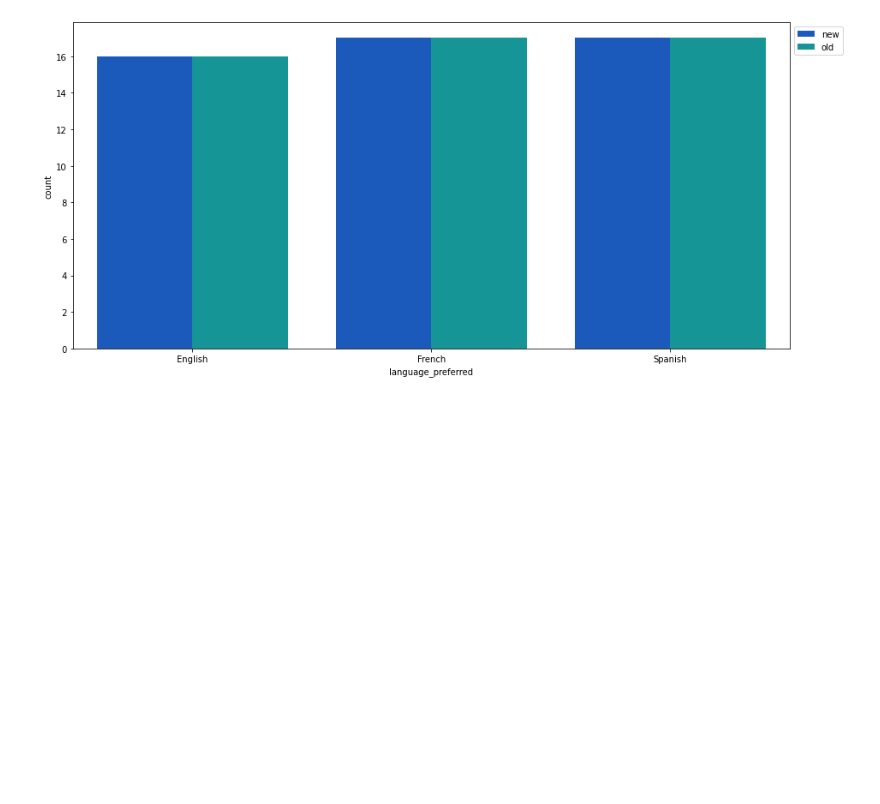
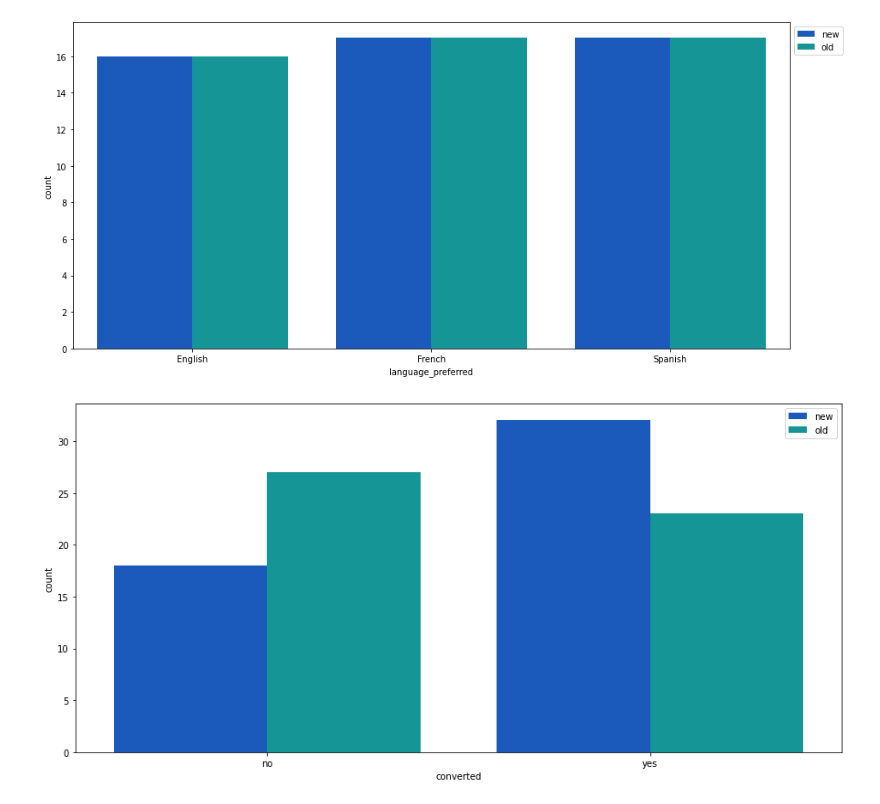
Before and after one commit to shelleyyyyy/DataAnalyticsProject2, a Jupyter notebook: noteBook.ipynb, the cells around one changed output. Saved outputs shown, nothing was run; the diff lists cells and outputs as text; code cells hidden in the pictures; blank space fills up the shorter version.

```diff
--- a/noteBook.ipynb
+++ b/noteBook.ipynb
@@ -190,3 +190,10 @@ plt.legend(bbox_to_anchor=(1.00, 1))
 plt.show()
 # %% [output]
 [figure]
+# %%
+plt.figure(figsize=(15,7))
+sns.countplot(df1["converted"],hue=df1["landing_page"],palette='winter')
+plt.legend(bbox_to_anchor=(1.00, 1))
+plt.show()
+# %% [output]
+[figure, added]
```
Also changed, not shown: parts of 10 cells of this notebook.
